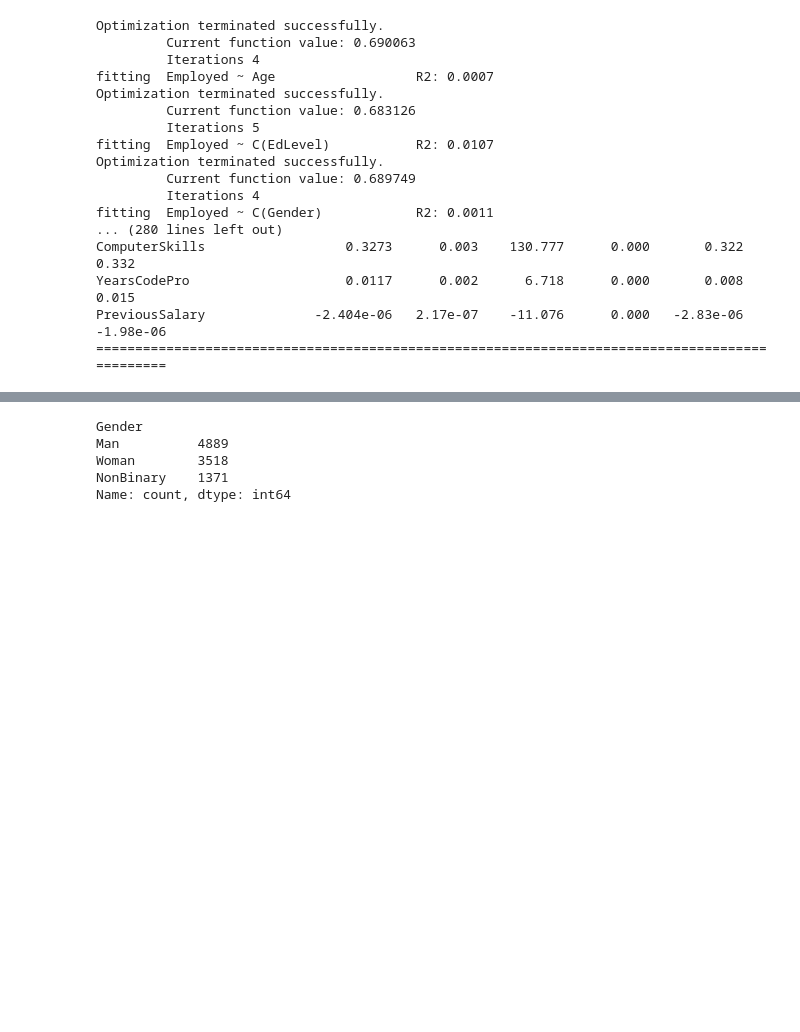
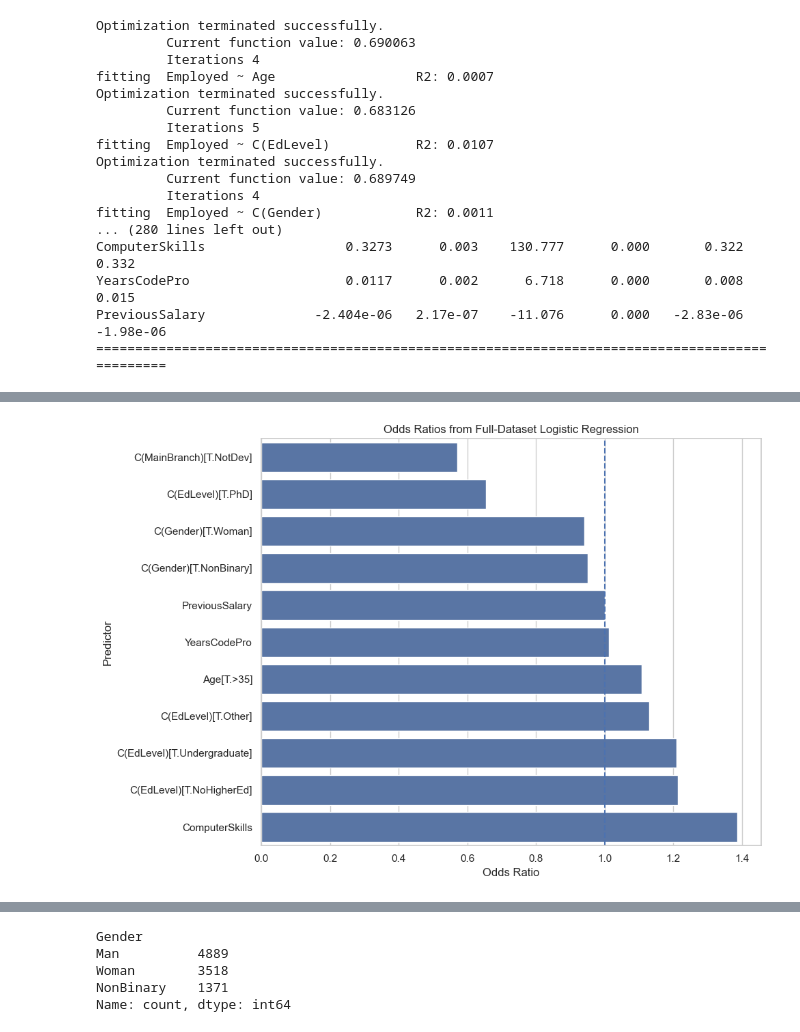
Before and after one commit to COGS108/Group-SP26-083, a Jupyter notebook: 03-FinalProject.ipynb, the cells around one changed output, grey strips where cells are left out. Cells and saved outputs as stored; diff of their text form; code cells hidden in the pictures; blank space fills up the shorter version.

Commit message:
visualizations and further analysis

```diff
--- a/03-FinalProject.ipynb
+++ b/03-FinalProject.ipynb
@@ -601,0 +596,39 @@ The forward model shows us that ComputerSkills was by far the strongest predicto
+# %%
+import matplotlib.pyplot as plt
+import seaborn as sns
+
+# Creating Odds Table
+params = a_model.params
+conf = a_model.conf_int()
+
+odds_table = pd.DataFrame({
+    'Variable': params.index,
+    'Coefficient': params.values,
+    'OddsRatio': np.exp(params.values),
+    'LowerCI': np.exp(conf[0].values),
+    'UpperCI': np.exp(conf[1].values),
+    'PValue': a_model.pvalues.values
+})
+
+odds_table = odds_table[odds_table['Variable'] != 'Intercept']
+
+odds_table
+
+# Plot odds
+
+plt.figure(figsize=(10, 7))
+
+sns.barplot(
+    data=odds_table.sort_values('OddsRatio'),
+    x='OddsRatio',
+    y='Variable'
+)
+
+plt.axvline(1, linestyle='--')
+plt.title('Odds Ratios from Full-Dataset Logistic Regression')
+plt.xlabel('Odds Ratio')
+plt.ylabel('Predictor')
+plt.tight_layout()
+plt.show()
+# %% [output]
+[figure, added]
```
Also changed, not shown: parts of 17 cells of this notebook.
